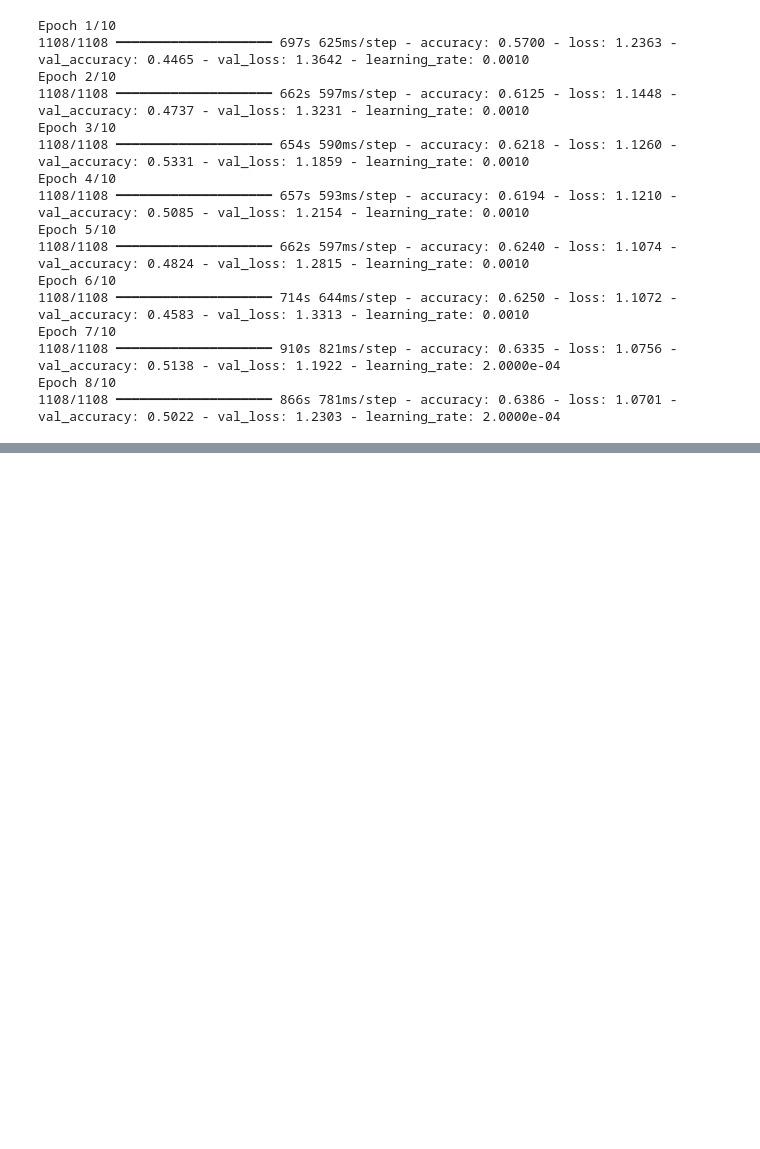
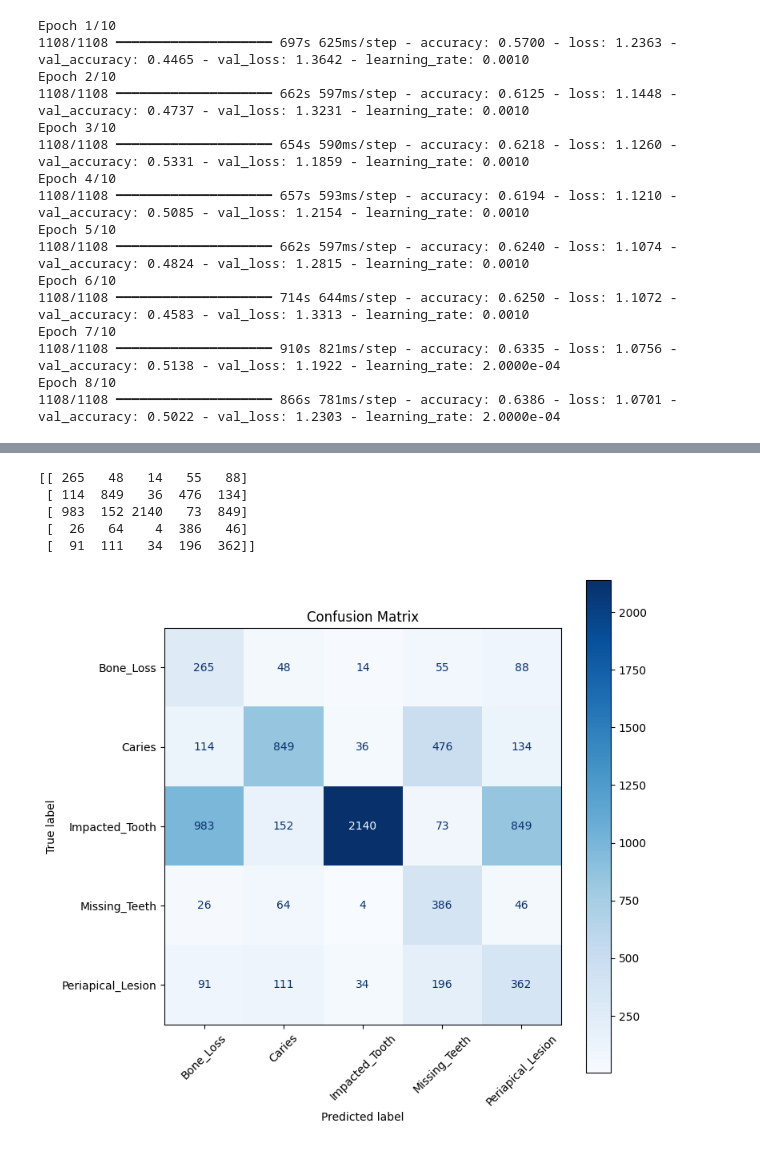
Before and after one commit to kaveeshaah/dental-vision, a Jupyter notebook: ML/notebooks/02_model_train.ipynb, the cells around one changed output, grey strips where cells are left out. Drawn from its saved outputs; the diff is of its cells as text; code cells hidden in the pictures; blank space fills up the shorter version.

```diff
--- a/ML/notebooks/02_model_train.ipynb
+++ b/ML/notebooks/02_model_train.ipynb
@@ -252,3 +252,9 @@ Epoch 7/10
 1108/1108 ━━━━━━━━━━━━━━━━━━━━ 910s 821ms/step - accuracy: 0.6335 - loss: 1.0756 - val_accuracy: 0.5138 - val_loss: 1.1922 - learning_rate: 2.0000e-04
 Epoch 8/10
 1108/1108 ━━━━━━━━━━━━━━━━━━━━ 866s 781ms/step - accuracy: 0.6386 - loss: 1.0701 - val_accuracy: 0.5022 - val_loss: 1.2303 - learning_rate: 2.0000e-04
+# %%
+best_model = tf.keras.models.load_model(
+    MODEL_PATH / "best_model.keras"
+)
+
+print("Best model loaded successfully.")
@@ -254,0 +273,6 @@ Epoch 8/10
+# %%
+import numpy as np
+
+predictions = best_model.predict(test_dataset)
+
+predicted_labels = np.argmax(predictions, axis=1)
@@ -254,0 +281,5 @@ Epoch 8/10
+# %%
+true_labels = np.concatenate([
+    labels.numpy()
+    for _, labels in test_dataset
+])
@@ -254,0 +309,33 @@ Epoch 8/10
+# %%
+from sklearn.metrics import confusion_matrix
+
+cm = confusion_matrix(true_labels, predicted_labels)
+
+print(cm)
+# %% [output]
+[[ 265   48   14   55   88]
+ [ 114  849   36  476  134]
+ [ 983  152 2140   73  849]
+ [  26   64    4  386   46]
+ [  91  111   34  196  362]]
+# %%
+import matplotlib.pyplot as plt
+from sklearn.metrics import ConfusionMatrixDisplay
+
+disp = ConfusionMatrixDisplay(
+    confusion_matrix=cm,
+    display_labels=class_names
+)
+
+fig, ax = plt.subplots(figsize=(8,8))
+
+disp.plot(
+    ax=ax,
+    cmap="Blues",
+    xticks_rotation=45
+)
+
+plt.title("Confusion Matrix")
+plt.show()
+# %% [output]
+[figure, added]
```
Also changed, not shown: parts of 18 cells of this notebook, 4 other files.
